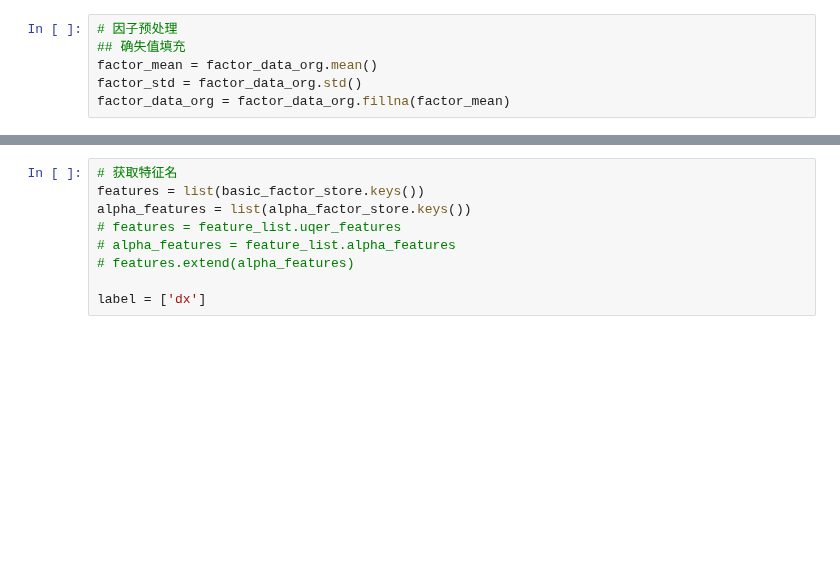
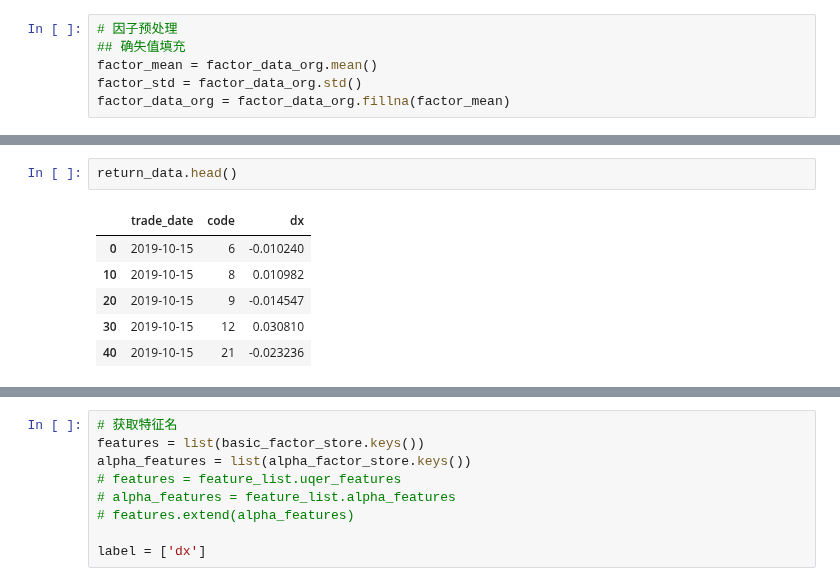
Before and after one commit to STHSF/MultiFactors, a Jupyter notebook: src/stacking/notebooks/cross_section/RealOperation/run_realtime_analysis.ipynb, the cells around one changed output, grey strips where cells are left out. Drawn from its saved outputs; the diff is of its cells as text; blank space fills up the shorter version.

```diff
--- a/src/stacking/notebooks/cross_section/RealOperation/run_realtime_analysis.ipynb
+++ b/src/stacking/notebooks/cross_section/RealOperation/run_realtime_analysis.ipynb
@@ -100,3 +128,12 @@ return_data = engine.fetch_dx_return_range(universe, dates=ref_dates, horizon=ho
+# %%
+return_data.head()
+# %% [output]
+|  | trade_date | code | dx |
+| 0 | 2019-10-15 | 6 | -0.010240 |
+| 10 | 2019-10-15 | 8 | 0.010982 |
+| 20 | 2019-10-15 | 9 | -0.014547 |
+| 30 | 2019-10-15 | 12 | 0.030810 |
+| 40 | 2019-10-15 | 21 | -0.023236 |
 # %%
 %%time
 benchmark_total = engine.fetch_benchmark_range(dates=ref_dates, benchmark=benchmark_code)
```
Also changed, not shown: parts of 19 cells of this notebook, 6 other files.
